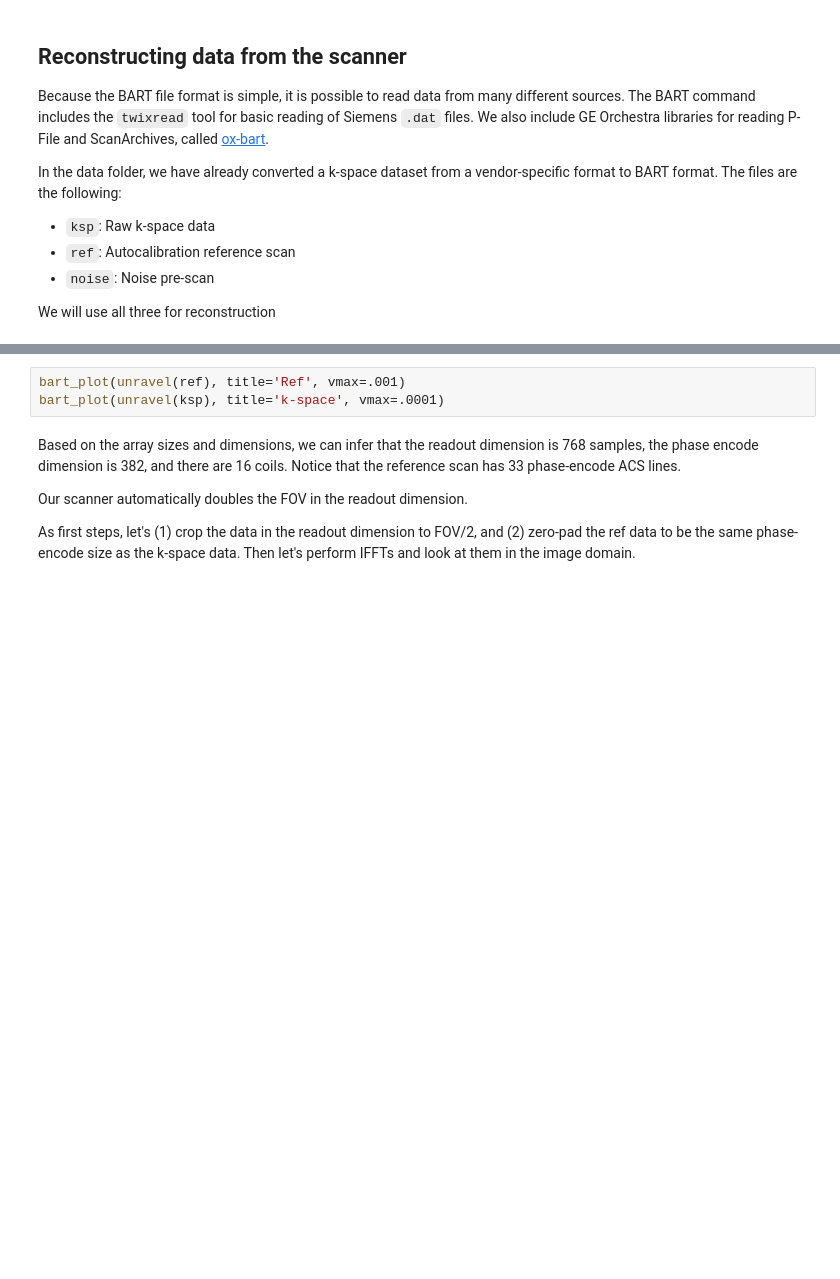
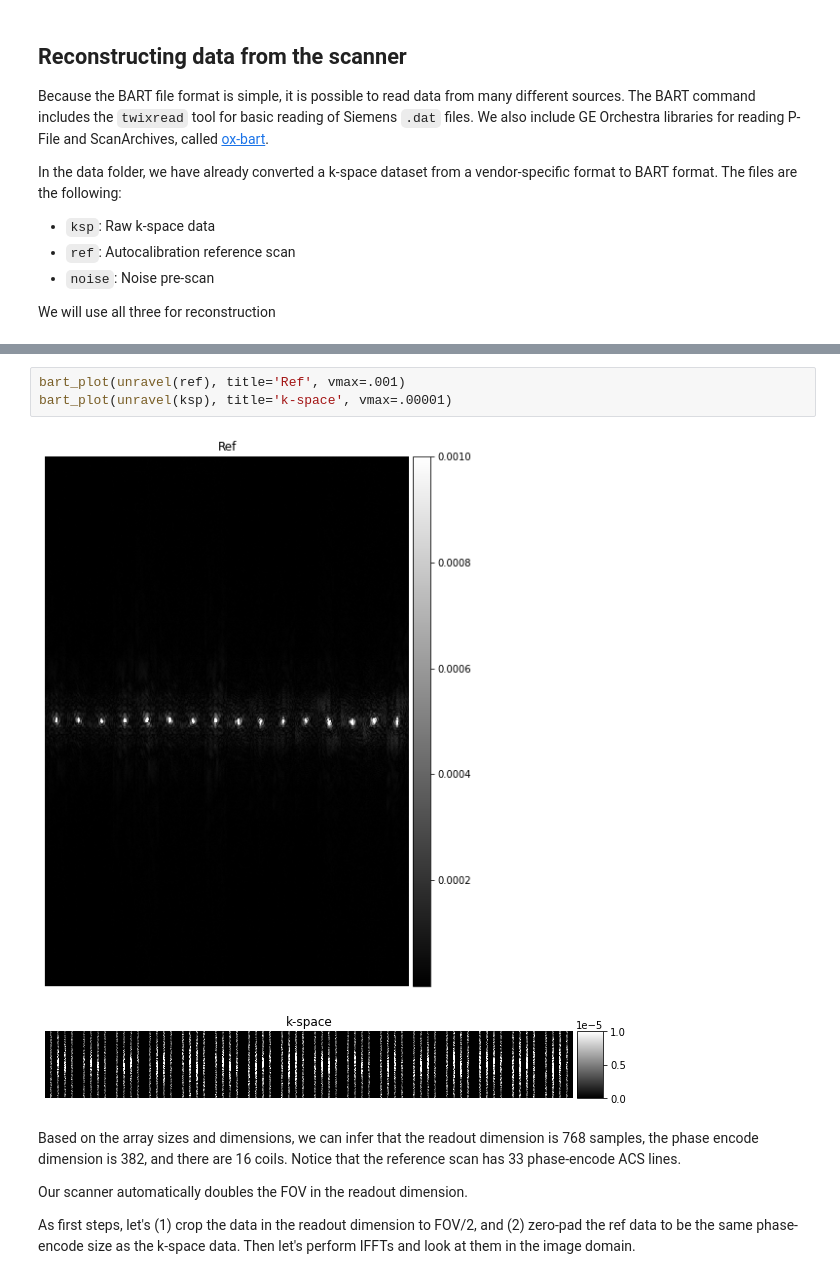
Before and after one commit to mrirecon/bart-workshop, a Jupyter notebook: mri_together_2023/bart_mritogether_2023.ipynb, the cells around one changed output, grey strips where cells are left out. Cells and saved outputs as stored; diff of their text form; blank space fills up the shorter version.

```diff
--- a/mri_together_2023/bart_mritogether_2023.ipynb
+++ b/mri_together_2023/bart_mritogether_2023.ipynb
@@ -468,6 +630,9 @@ print('noise:', noise.shape)
 # %%
 bart_plot(unravel(ref), title='Ref', vmax=.001)
-bart_plot(unravel(ksp), title='k-space', vmax=.0001)
+bart_plot(unravel(ksp), title='k-space', vmax=.00001)
+# %% [output]
+[figure, added]
+[figure, added]
 # %% [markdown]
 Based on the array sizes and dimensions, we can infer that the readout dimension is 768 samples, the phase encode dimension is 382, and there are 16 coils. Notice that the reference scan has 33 phase-encode ACS lines.
 
```
Also changed, not shown: parts of 28 cells of this notebook.
